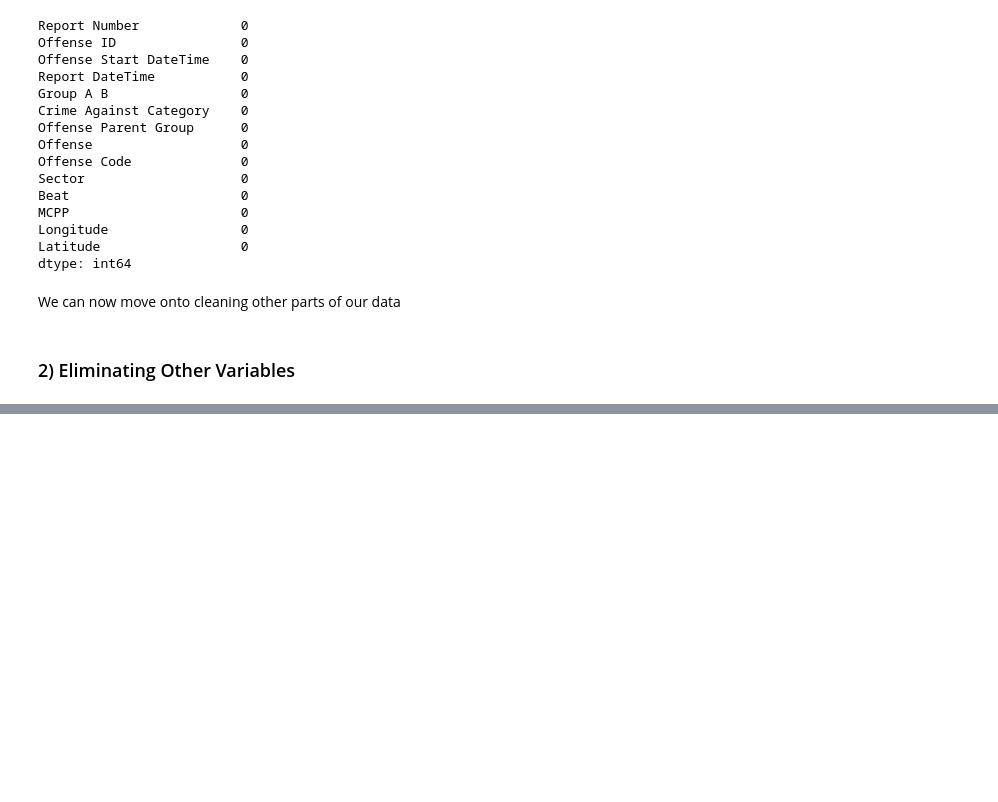
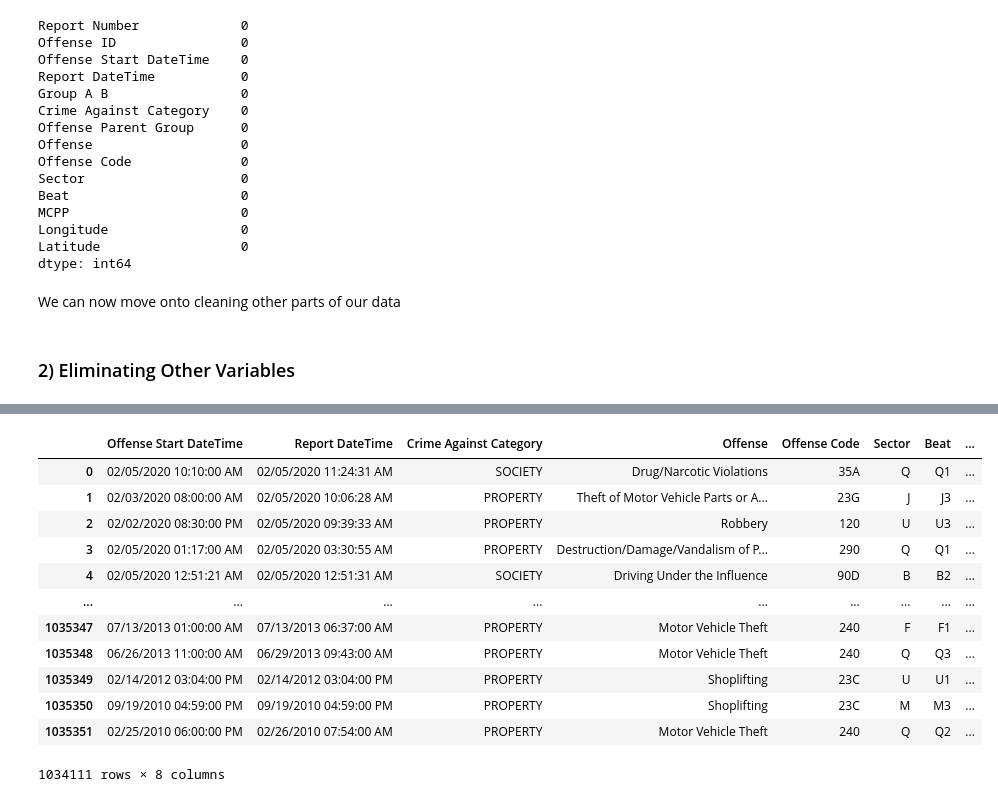
Before and after one commit to aharri123/Seattle-Crime, a Jupyter notebook: Seattle-Crime.ipynb, the cells around one changed output, grey strips where cells are left out. Drawn from its saved outputs; the diff is of its cells as text; code cells hidden in the pictures; blank space fills up the shorter version.

```diff
--- a/Seattle-Crime.ipynb
+++ b/Seattle-Crime.ipynb
@@ -250,0 +260,18 @@ We can now move onto cleaning other parts of our data
+# %%
+#Eliminating above mentioned variables
+df = df.drop(columns = ["Report Number", "Offense ID", "Group A B", "Offense Parent Group", "Longitude", "Latitude"])
+df
+# %% [output]
+|  | Offense Start DateTime | Report DateTime | Crime Against Category | Offense | Offense Code | Sector | Beat | ... |
+| 0 | 02/05/2020 10:10:00 AM | 02/05/2020 11:24:31 AM | SOCIETY | Drug/Narcotic Violations | 35A | Q | Q1 | ... |
+| 1 | 02/03/2020 08:00:00 AM | 02/05/2020 10:06:28 AM | PROPERTY | Theft of Motor Vehicle Parts or A... | 23G | J | J3 | ... |
+| 2 | 02/02/2020 08:30:00 PM | 02/05/2020 09:39:33 AM | PROPERTY | Robbery | 120 | U | U3 | ... |
+| 3 | 02/05/2020 01:17:00 AM | 02/05/2020 03:30:55 AM | PROPERTY | Destruction/Damage/Vandalism of P... | 290 | Q | Q1 | ... |
+| 4 | 02/05/2020 12:51:21 AM | 02/05/2020 12:51:31 AM | SOCIETY | Driving Under the Influence | 90D | B | B2 | ... |
+| ... | ... | ... | ... | ... | ... | ... | ... | ... |
+| 1035347 | 07/13/2013 01:00:00 AM | 07/13/2013 06:37:00 AM | PROPERTY | Motor Vehicle Theft | 240 | F | F1 | ... |
+| 1035348 | 06/26/2013 11:00:00 AM | 06/29/2013 09:43:00 AM | PROPERTY | Motor Vehicle Theft | 240 | Q | Q3 | ... |
+| 1035349 | 02/14/2012 03:04:00 PM | 02/14/2012 03:04:00 PM | PROPERTY | Shoplifting | 23C | U | U1 | ... |
+| 1035350 | 09/19/2010 04:59:00 PM | 09/19/2010 04:59:00 PM | PROPERTY | Shoplifting | 23C | M | M3 | ... |
+| 1035351 | 02/25/2010 06:00:00 PM | 02/26/2010 07:54:00 AM | PROPERTY | Motor Vehicle Theft | 240 | Q | Q2 | ... |
+1034111 rows × 8 columns
```
Also changed, not shown: parts of 2 cells of this notebook.
